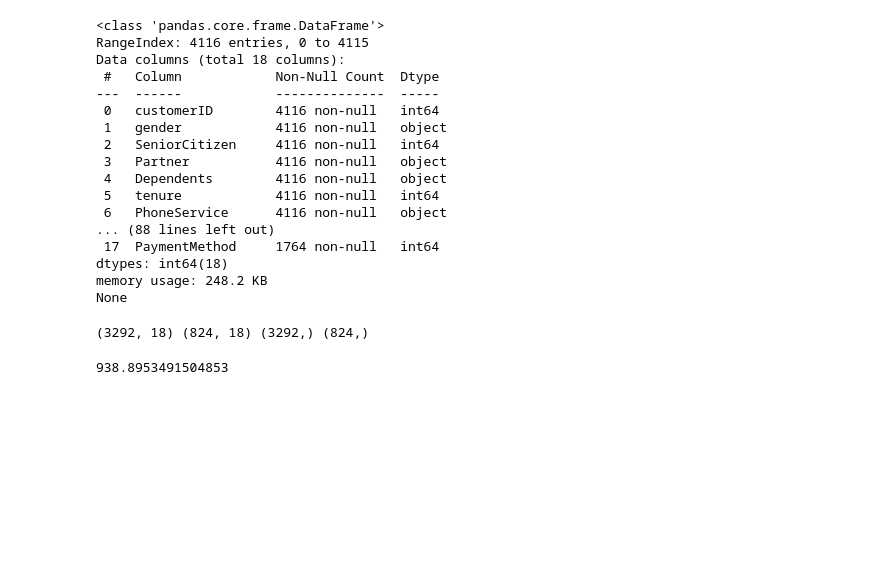
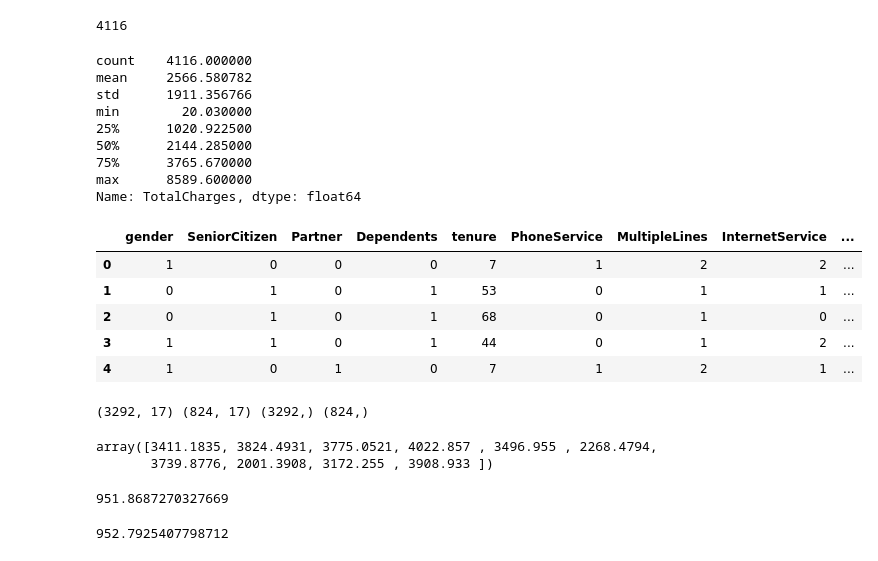
Before and after one commit to JudeSeo/BigData, a Jupyter notebook: Lecture/18-2.ipynb, the cells around one changed output. Drawn from its saved outputs; the diff is of its cells as text; code cells hidden in the pictures; blank space fills up the shorter version.

```diff
--- a/Lecture/18-2.ipynb
+++ b/Lecture/18-2.ipynb
@@ -12,51 +61,67 @@ print(train.info())
+# %%
+print(train['customerID'].nunique())
+# %% [output]
+4116
+# %%
+print(train['TotalCharges'].describe())
+# %% [output]
+count    4116.000000
+mean     2566.580782
+std      1911.356766
+min        20.030000
+25%      1020.922500
+50%      2144.285000
+75%      3765.670000
+max      8589.600000
+Name: TotalCharges, dtype: float64
+# %%
+train = train.drop('customerID', axis=1)
+test = test.drop('customerID', axis=1)
+target = train.pop('TotalCharges')
 # %%
 from sklearn.preprocessing import LabelEncoder
-cols = train.select_dtypes('object').columns
+cols = train.select_dtypes(include='O').columns
 
-print(train.info())
-print(test.info())
 for col in cols:
     le = LabelEncoder()
     train[col] = le.fit_transform(train[col])
-    test[col] = le.fit_transform(test[col])
-
-print(train.info())
-print(test.info())
+    test[col] = le.transform(test[col])
-# %% [output]
-<class 'pandas.core.frame.DataFrame'>
-RangeIndex: 4116 entries, 0 to 4115
-Data columns (total 18 columns):
- #   Column            Non-Null Count  Dtype
----  ------            --------------  -----
- 0   customerID        4116 non-null   int64
- 1   gender            4116 non-null   object
- 2   SeniorCitizen     4116 non-null   int64
- 3   Partner           4116 non-null   object
- 4   Dependents        4116 non-null   object
- 5   tenure            4116 non-null   int64
- 6   PhoneService      4116 non-null   object
-... (88 lines left out)
- 17  PaymentMethod     1764 non-null   int64
-dtypes: int64(18)
-memory usage: 248.2 KB
-None
+# %%
+train.head()
+# %% [output]
+|  | gender | SeniorCitizen | Partner | Dependents | tenure | PhoneService | MultipleLines | InternetService | ... |
+| 0 | 1 | 0 | 0 | 0 | 7 | 1 | 2 | 2 | ... |
+| 1 | 0 | 1 | 0 | 1 | 53 | 0 | 1 | 1 | ... |
+| 2 | 0 | 1 | 0 | 1 | 68 | 0 | 1 | 0 | ... |
+| 3 | 1 | 1 | 0 | 1 | 44 | 0 | 1 | 2 | ... |
+| 4 | 1 | 0 | 1 | 0 | 7 | 1 | 2 | 1 | ... |
 # %%
 from sklearn.model_selection import train_test_split
-
-X_tr, X_val, y_tr, y_val = train_test_split(train, y_train, test_size=0.2, random_state=0)
+X_tr, X_val, y_tr, y_val = train_test_split(train, target, test_size=0.2, random_state=0)
 print(X_tr.shape, X_val.shape, y_tr.shape, y_val.shape)
 # %% [output]
-(3292, 18) (824, 18) (3292,) (824,)
+(3292, 17) (824, 17) (3292,) (824,)
 # %%
 from sklearn.ensemble import RandomForestRegressor
 model = RandomForestRegressor()
 model.fit(X_tr, y_tr)
 pred = model.predict(X_val)
+pred[:10]
+# %% [output]
+array([3411.1835, 3824.4931, 3775.0521, 4022.857 , 3496.955 , 2268.4794,
+       3739.8776, 2001.3908, 3172.255 , 3908.933 ])
 # %%
 from sklearn.metrics import mean_absolute_error
-
-mean_absolute_error(y_val, pred)
+print(mean_absolute_error(y_val, pred))
 # %% [output]
-938.8953491504853
+951.8687270327669
+# %%
+import lightgbm as lgb
+lg = lgb.LGBMRegressor(random_state=0, verbose=-1)
+lg.fit(X_tr, y_tr)
+pred = lg.predict(X_val)
+print(mean_absolute_error(y_val, pred))
+# %% [output]
+952.7925407798712
 # %%
 pred = model.predict(test)
```
Also changed, not shown: parts of 6 cells of this notebook.
